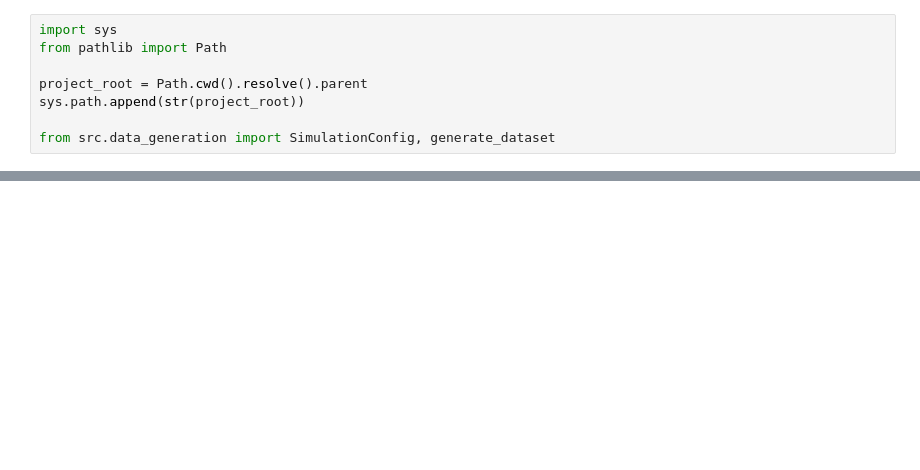
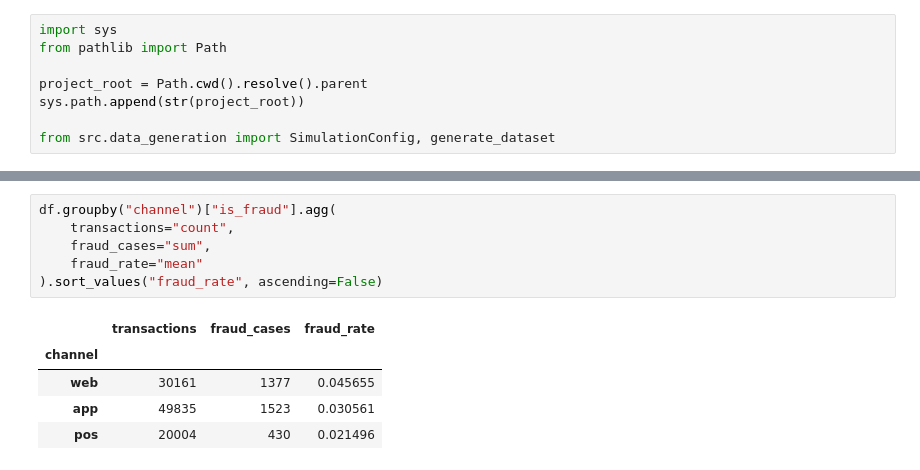
Before and after one commit to dacardonave/finshield-fraud-detection-platform, a Jupyter notebook: notebooks/01_data_simulation.ipynb, the cells around one changed output, grey strips where cells are left out. Saved outputs shown, nothing was run; the diff lists cells and outputs as text; blank space fills up the shorter version.

```diff
--- a/notebooks/01_data_simulation.ipynb
+++ b/notebooks/01_data_simulation.ipynb
@@ -37,0 +89,12 @@ Name: proportion, dtype: float64
+# %%
+df.groupby("channel")["is_fraud"].agg(
+    transactions="count",
+    fraud_cases="sum",
+    fraud_rate="mean"
+).sort_values("fraud_rate", ascending=False)
+# %% [output]
+|  | transactions | fraud_cases | fraud_rate |
+| channel |  |  |  |
+| web | 30161 | 1377 | 0.045655 |
+| app | 49835 | 1523 | 0.030561 |
+| pos | 20004 | 430 | 0.021496 |
```
Also changed, not shown: parts of 9 cells of this notebook, 1 other file.
